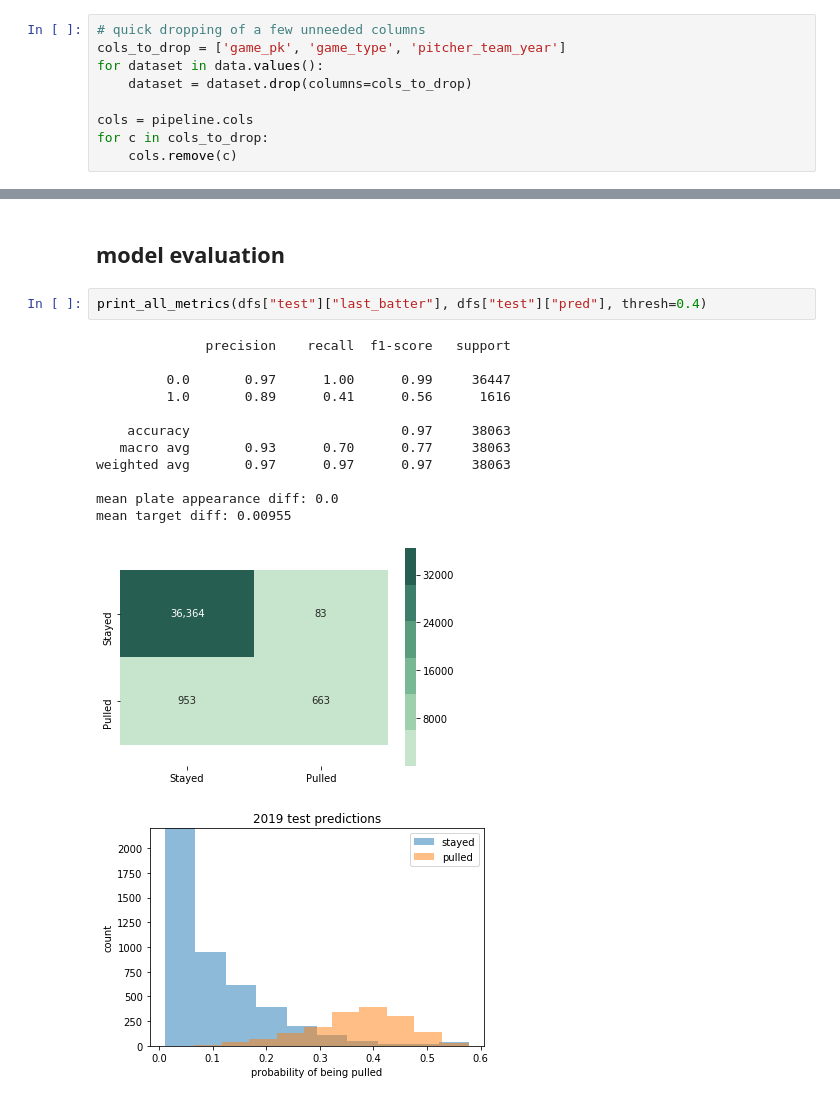
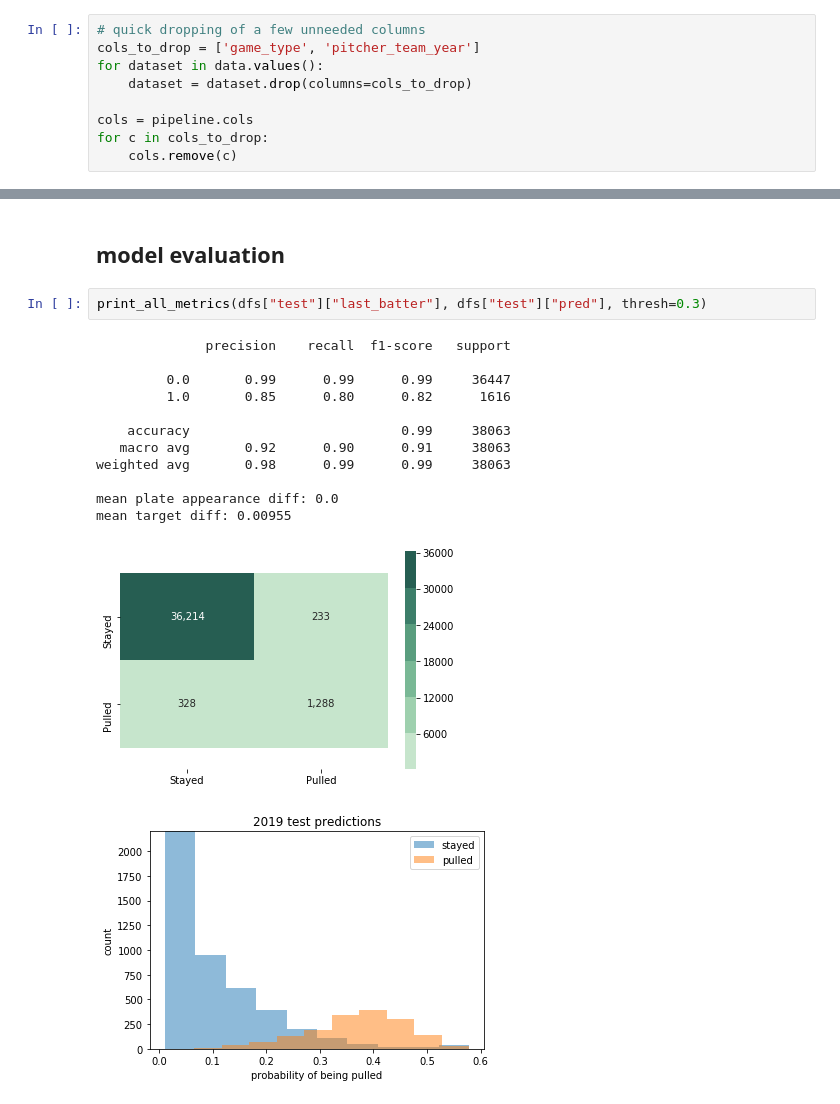
Before and after one commit to collinprather/pull-the-pitcher, a Jupyter notebook: modeling/drsa_modeling.ipynb, the cells around one changed output, grey strips where cells are left out. Cells and saved outputs as stored; diff of their text form.

```diff
--- a/modeling/drsa_modeling.ipynb
+++ b/modeling/drsa_modeling.ipynb
@@ -45,7 +45,7 @@ data["test"][pipeline.feature_cols] = scaler.transform(data["test"][pipeline.fea
 data["test"]["pitcher"] = [mappers["pitcher"].get(pitcher, 0) for pitcher in data["test"]["pitcher"]]
 # %%
 # quick dropping of a few unneeded columns
-cols_to_drop = ['game_pk', 'game_type', 'pitcher_team_year']
+cols_to_drop = ['game_type', 'pitcher_team_year']
 for dataset in data.values():
     dataset = dataset.drop(columns=cols_to_drop)
 
@@ -219,18 +233,18 @@ preds_histogram(dfs["test"]["last_batter"], dfs["test"]["pred"], ax=ax[1], ylim=
 # %% [markdown]
 ## model evaluation
 # %%
-print_all_metrics(dfs["test"]["last_batter"], dfs["test"]["pred"], thresh=0.4)
+print_all_metrics(dfs["test"]["last_batter"], dfs["test"]["pred"], thresh=0.3)
 # %% [output]
               precision    recall  f1-score   support
 
-         0.0       0.97      1.00      0.99     36447
-         1.0       0.89      0.41      0.56      1616
+         0.0       0.99      0.99      0.99     36447
+         1.0       0.85      0.80      0.82      1616
 
-    accuracy                           0.97     38063
-   macro avg       0.93      0.70      0.77     38063
-weighted avg       0.97      0.97      0.97     38063
+    accuracy                           0.99     38063
+   macro avg       0.92      0.90      0.91     38063
+weighted avg       0.98      0.99      0.99     38063
 
 mean plate appearance diff: 0.0
 mean target diff: 0.00955
-[figure, old version]
+[figure, new version]
 [figure]
```
Also changed, not shown: parts of 3 cells of this notebook, 12 other files.
